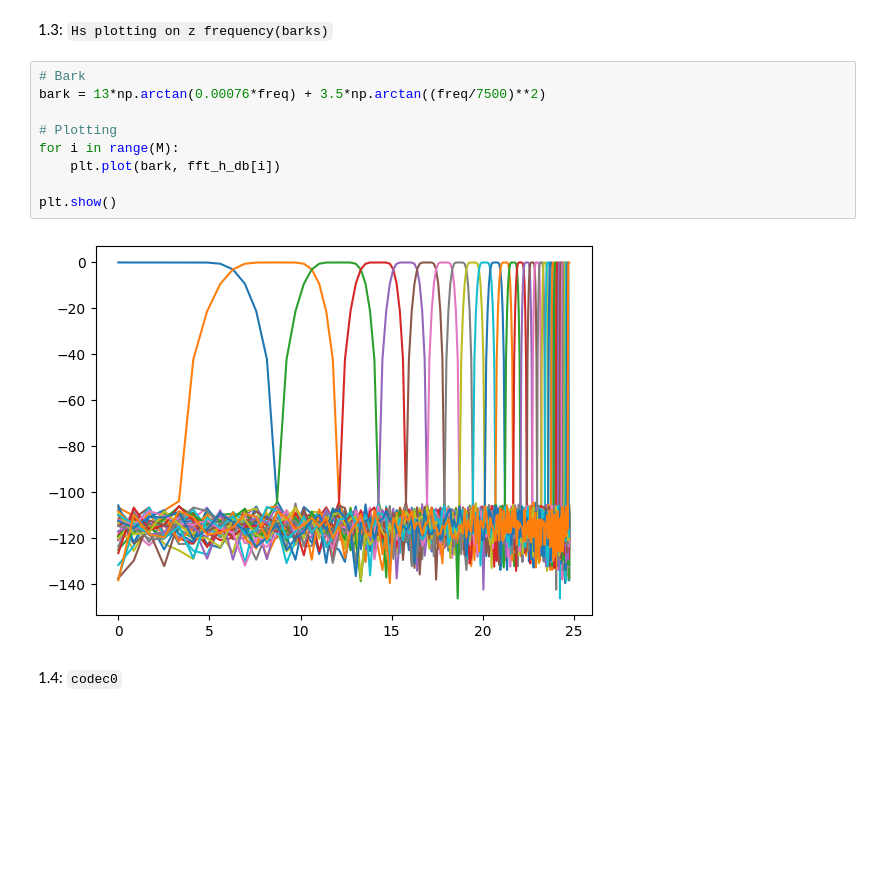
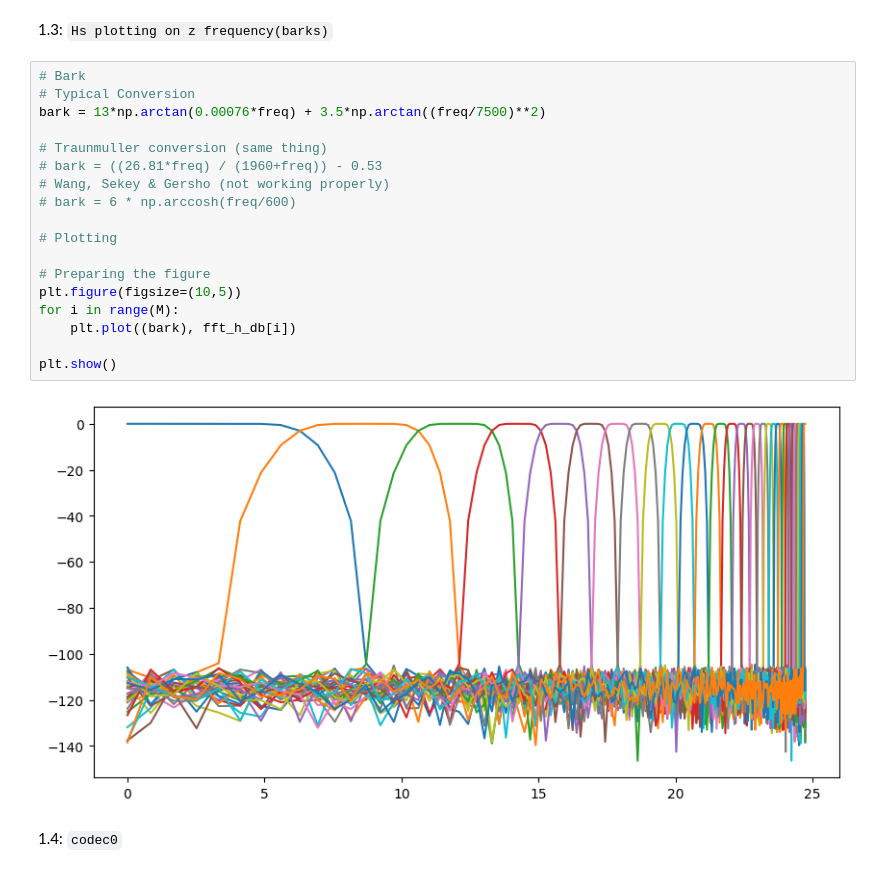
Before and after one commit to giahou2000/Simplified-mp3-QODEC, a Jupyter notebook: CODEC.ipynb, the cells around one changed output. Cells and saved outputs as stored; diff of their text form; blank space fills up the shorter version.

Commit message:
Barks ok

```diff
--- a/CODEC.ipynb
+++ b/CODEC.ipynb
@@ -96,15 +96,24 @@ np.shape(freq)
 1.3: `Hs plotting on z frequency(barks)`
 # %%
 # Bark
+# Typical Conversion
 bark = 13*np.arctan(0.00076*freq) + 3.5*np.arctan((freq/7500)**2)
 
+# Traunmuller conversion (same thing)
+# bark = ((26.81*freq) / (1960+freq)) - 0.53
+# Wang, Sekey & Gersho (not working properly)
+# bark = 6 * np.arccosh(freq/600)
+
 # Plotting
+
+# Preparing the figure
+plt.figure(figsize=(10,5))
 for i in range(M):
-    plt.plot(bark, fft_h_db[i])
+    plt.plot((bark), fft_h_db[i])
 
 plt.show()
 # %% [output]
-[figure, old version]
+[figure, new version]
 # %% [markdown]
 1.4: `codec0`
 # %% [markdown]
```
